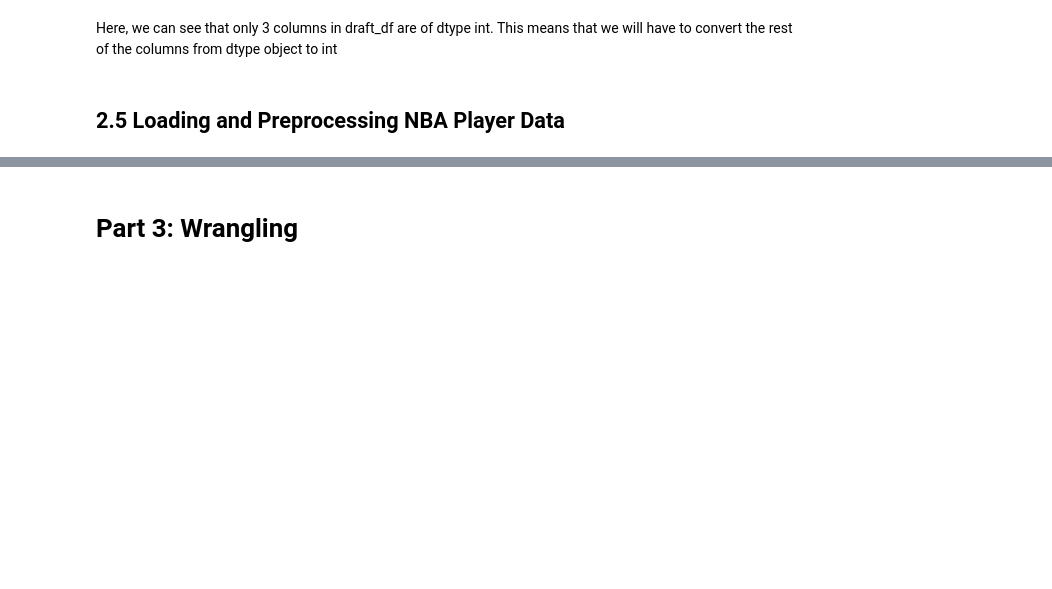
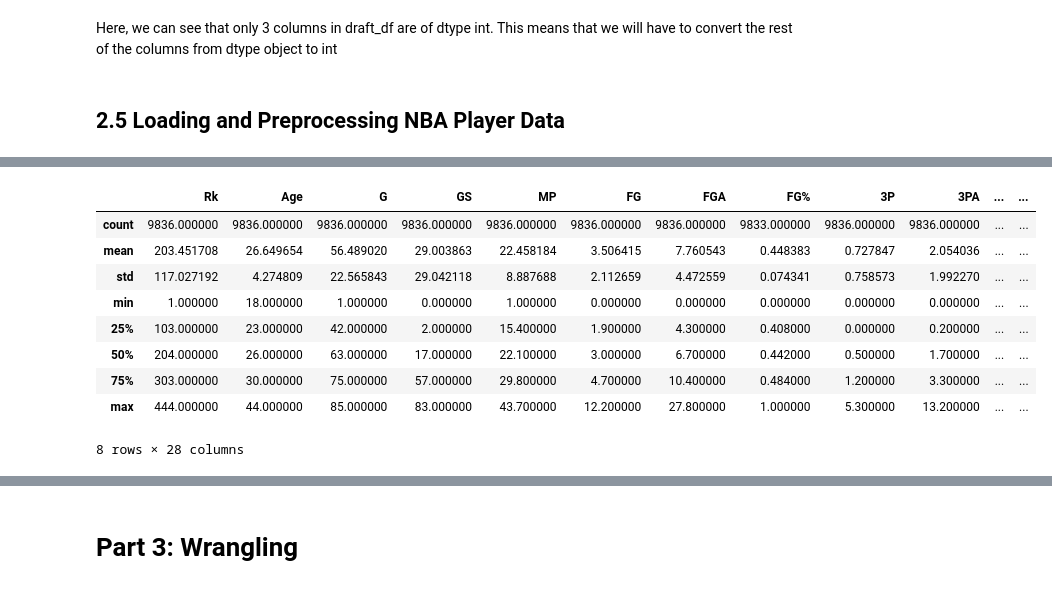
Before and after one commit to BennettHilck12/DraftEdge, a Jupyter notebook: DraftEdge.ipynb, the cells around one changed output, grey strips where cells are left out. Saved outputs shown, nothing was run; the diff lists cells and outputs as text; code cells hidden in the pictures; blank space fills up the shorter version.

```diff
--- a/DraftEdge.ipynb
+++ b/DraftEdge.ipynb
@@ -260,0 +301,13 @@ Here, we can see that only 3 columns in draft_df are of dtype int. This means th
+# %%
+nba_br_df.describe()
+# %% [output]
+|  | Rk | Age | G | GS | MP | FG | FGA | FG% | 3P | 3PA | ... | ... |
+| count | 9836.000000 | 9836.000000 | 9836.000000 | 9836.000000 | 9836.000000 | 9836.000000 | 9836.000000 | 9833.000000 | 9836.000000 | 9836.000000 | ... | ... |
+| mean | 203.451708 | 26.649654 | 56.489020 | 29.003863 | 22.458184 | 3.506415 | 7.760543 | 0.448383 | 0.727847 | 2.054036 | ... | ... |
+| std | 117.027192 | 4.274809 | 22.565843 | 29.042118 | 8.887688 | 2.112659 | 4.472559 | 0.074341 | 0.758573 | 1.992270 | ... | ... |
+| min | 1.000000 | 18.000000 | 1.000000 | 0.000000 | 1.000000 | 0.000000 | 0.000000 | 0.000000 | 0.000000 | 0.000000 | ... | ... |
+| 25% | 103.000000 | 23.000000 | 42.000000 | 2.000000 | 15.400000 | 1.900000 | 4.300000 | 0.408000 | 0.000000 | 0.200000 | ... | ... |
+| 50% | 204.000000 | 26.000000 | 63.000000 | 17.000000 | 22.100000 | 3.000000 | 6.700000 | 0.442000 | 0.500000 | 1.700000 | ... | ... |
+| 75% | 303.000000 | 30.000000 | 75.000000 | 57.000000 | 29.800000 | 4.700000 | 10.400000 | 0.484000 | 1.200000 | 3.300000 | ... | ... |
+| max | 444.000000 | 44.000000 | 85.000000 | 83.000000 | 43.700000 | 12.200000 | 27.800000 | 1.000000 | 5.300000 | 13.200000 | ... | ... |
+8 rows × 28 columns
```
Also changed, not shown: parts of 11 cells of this notebook.
